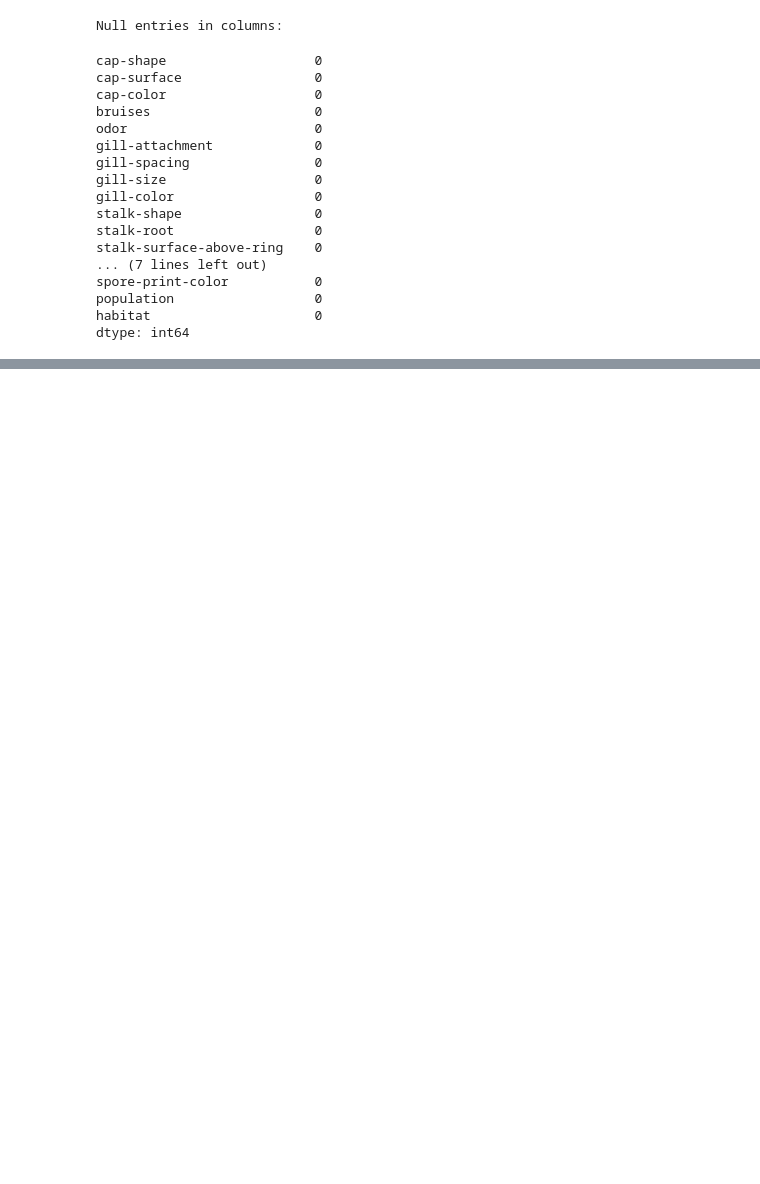
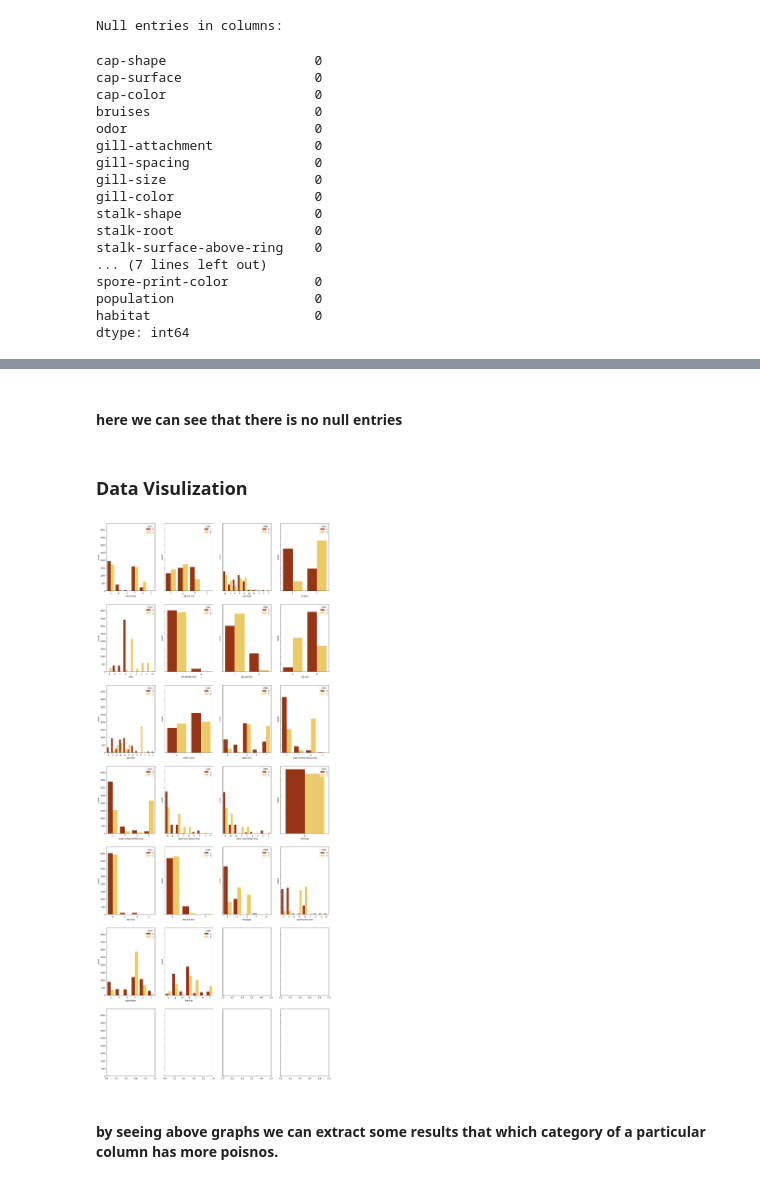
Before and after one commit to 176deepak/Mushroom_classifier, a Jupyter notebook: notebook/EDA.ipynb, the cells around one changed output, grey strips where cells are left out. Cells and saved outputs as stored; diff of their text form; code cells hidden in the pictures; blank space fills up the shorter version.

```diff
--- a/notebook/EDA.ipynb
+++ b/notebook/EDA.ipynb
@@ -187,0 +193,14 @@ for i in df.columns:
+# %% [markdown]
+#### here we can see that there is no null entries
+# %% [markdown]
+### Data Visulization
+# %%
+fig, axes = plt.subplots(nrows=7,ncols=4, figsize=(20,50),sharey=True)
+idx = 0
+for col in df.columns[1:]:
+    sns.countplot(data=df,x=col, hue='class' ,ax=axes[idx//4][idx%4], palette='afmhot')
+    idx += 1
+# %% [output]
+[figure, added]
+# %% [markdown]
+#### by seeing above graphs we can extract some results that which category of a particular column has more poisnos.
```
Also changed, not shown: parts of 19 cells of this notebook, 9 other files.
